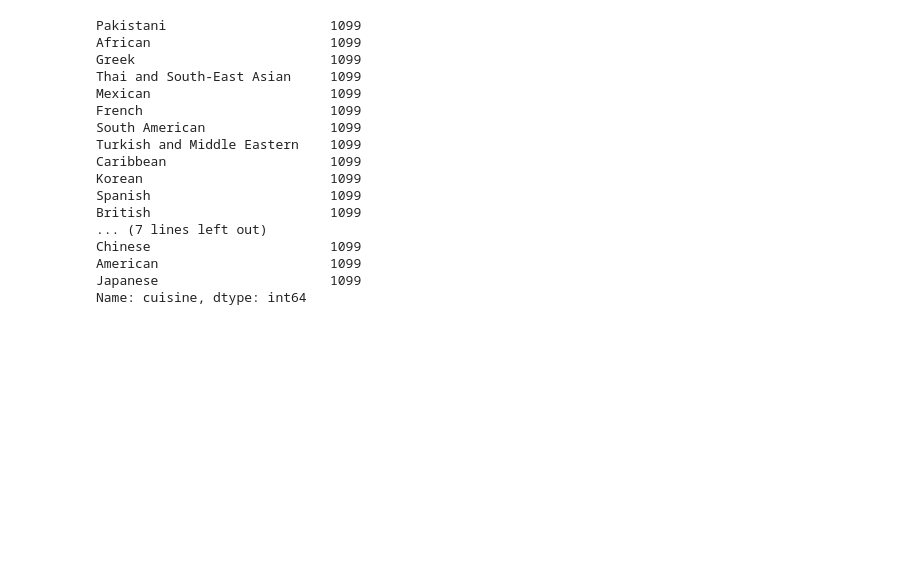
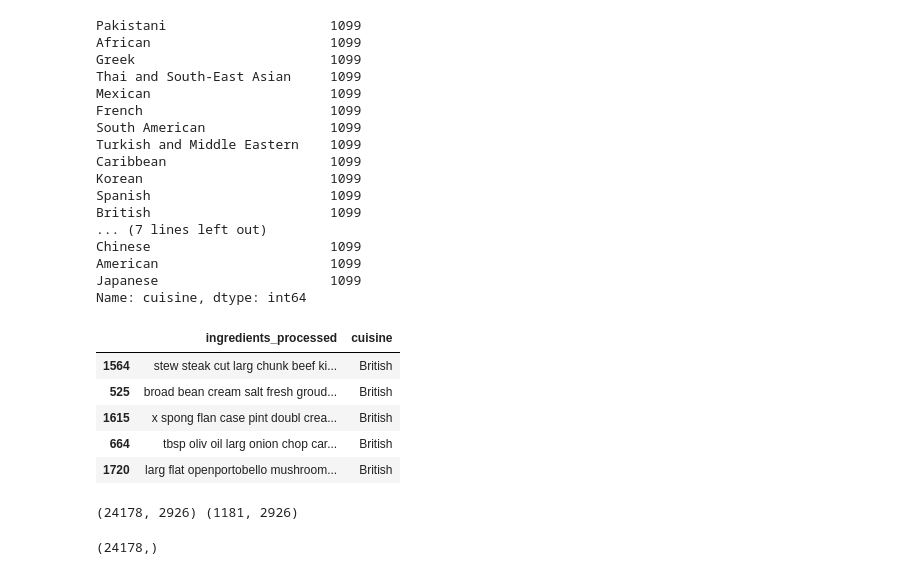
Before and after one commit to momcancode/Cuisine-Demystifier-NLP-ML-Project, a Jupyter notebook: model/01_Naive_Bayes_with_resampling.ipynb, the cells around one changed output. Drawn from its saved outputs; the diff is of its cells as text; code cells hidden in the pictures; blank space fills up the shorter version.

```diff
--- a/model/01_Naive_Bayes_with_resampling.ipynb
+++ b/model/01_Naive_Bayes_with_resampling.ipynb
@@ -155,33 +155,12 @@ Chinese                       1099
 American                      1099
 Japanese                      1099
 Name: cuisine, dtype: int64
-# %%
-from sklearn.utils import resample
-
-# Separate input features and target
-y = df.Class
-X = df.drop('Class', axis=1)
-
-# setting up testing and training sets
-X_train, X_test, y_train, y_test = train_test_split(X, y, test_size=0.25, random_state=27)
-
-# concatenate our training data back together
-X = pd.concat([X_train, y_train], axis=1)
-
-# separate minority and majority classes
-not_fraud = X[X.Class==0]
-fraud = X[X.Class==1]
-
-# upsample minority
-fraud_upsampled = resample(fraud,
-                          replace=True, # sample with replacement
-                          n_samples=len(not_fraud), # match number in majority class
-                          random_state=27) # reproducible results
-
-# combine majority and upsampled minority
-upsampled = pd.concat([not_fraud, fraud_upsampled])
-
-# check new class counts
-upsampled.Class.value_counts()
-    1    213245
-    0    213245
+# %%
+upsampled.head()
+# %% [output]
+|  | ingredients_processed | cuisine |
+| 1564 | stew steak cut larg chunk beef ki... | British |
+| 525 | broad bean cream salt fresh groud... | British |
+| 1615 | x spong flan case pint doubl crea... | British |
+| 664 | tbsp oliv oil larg onion chop car... | British |
+| 1720 | larg flat openportobello mushroom... | British |
@@ -190,8 +174,13 @@ tfidf = TfidfVectorizer()
 # %%
 # Vectorize train and test data
-X_train_transformed = tfidf.fit_transform(X_train)
+X_train_transformed = tfidf.fit_transform(X_train_new)
 X_test_transformed = tfidf.transform(X_test)
 print(X_train_transformed.shape, X_test_transformed.shape)
+# %% [output]
+(24178, 2926) (1181, 2926)
 # %%
 label_encoder = LabelEncoder()
-y_train_transformed = label_encoder.fit_transform(y_train)
+y_train_transformed = label_encoder.fit_transform(y_train_new)
+y_train_transformed.shape
+# %% [output]
+(24178,)
```
Also changed, not shown: parts of 16 cells of this notebook.
